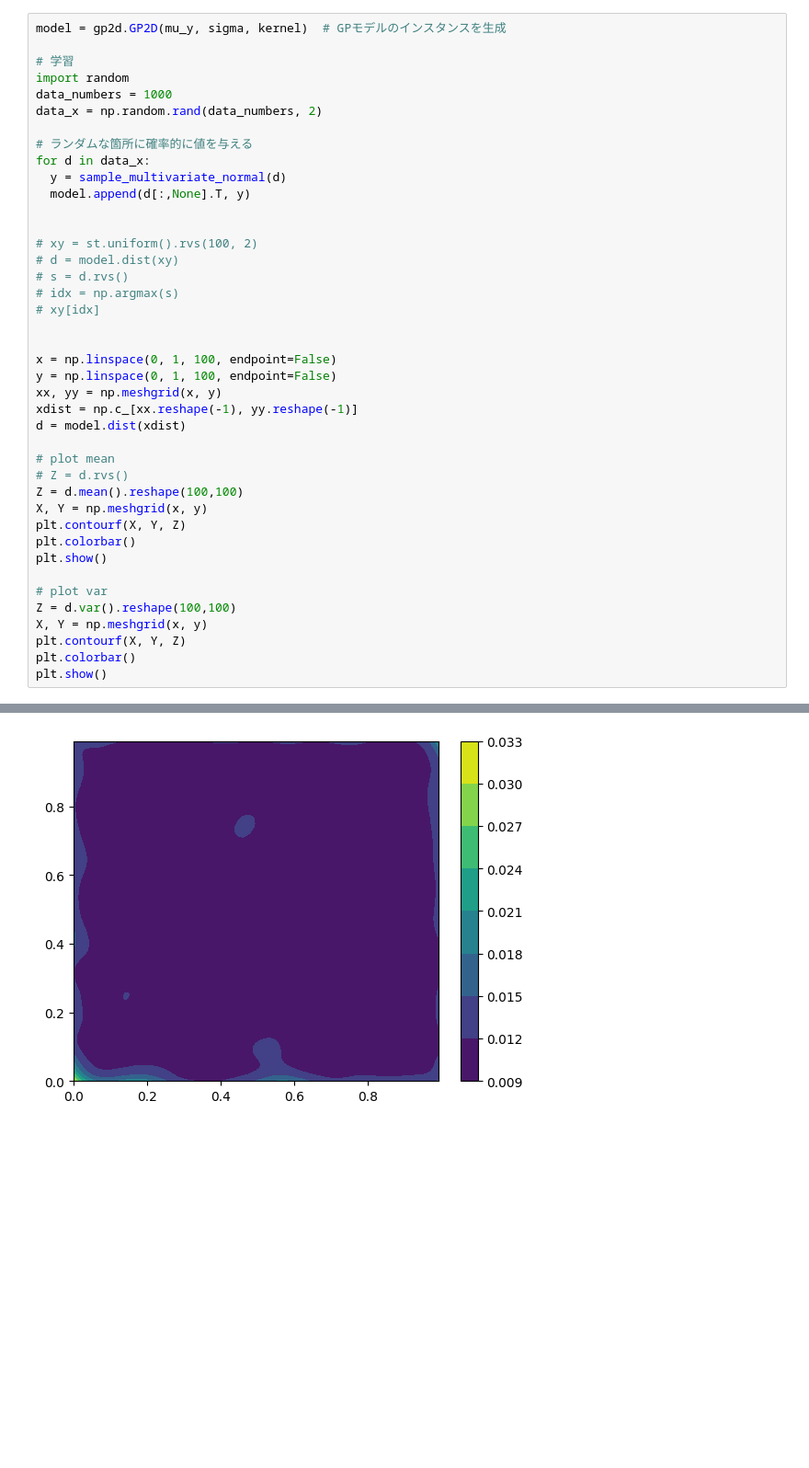
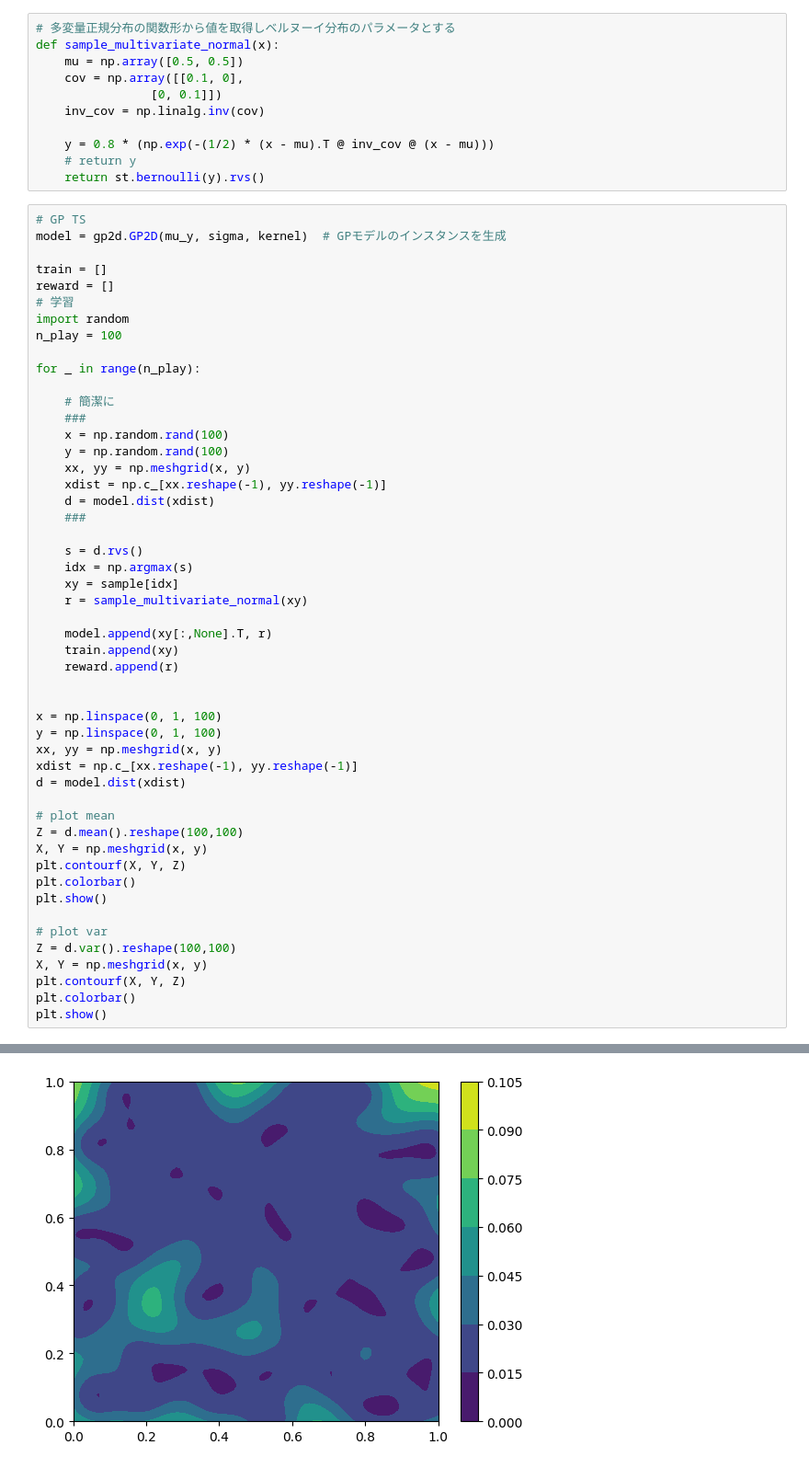
Before and after one commit to taikicoco/gauusian_process_bandit, a Jupyter notebook: app/bandit/results/gp_2d.ipynb, the cells around one changed output, grey strips where cells are left out. Shown at 92% size. Saved outputs shown, nothing was run; the diff lists cells and outputs as text; blank space fills up the shorter version.

```diff
--- a/app/bandit/results/gp_2d.ipynb
+++ b/app/bandit/results/gp_2d.ipynb
@@ -52,32 +71,52 @@ def sample_multivariate_normal(x):
+# %%
+# 多変量正規分布の関数形から値を取得しベルヌーイ分布のパラメータとする
+def sample_multivariate_normal(x):
+    mu = np.array([0.5, 0.5])
+    cov = np.array([[0.1, 0],
+                [0, 0.1]])
+    inv_cov = np.linalg.inv(cov)
+
+    y = 0.8 * (np.exp(-(1/2) * (x - mu).T @ inv_cov @ (x - mu)))
+    # return y
+    return st.bernoulli(y).rvs()
 # %%
+# GP TS
 model = gp2d.GP2D(mu_y, sigma, kernel)  # GPモデルのインスタンスを生成
 
+train = []
+reward = []
 # 学習
 import random
-data_numbers = 1000
-data_x = np.random.rand(data_numbers, 2)
+n_play = 100
 
-# ランダムな箇所に確率的に値を与える
-for d in data_x:
-  y = sample_multivariate_normal(d)
-  model.append(d[:,None].T, y)
+for _ in range(n_play):
+
+    # 簡潔に
+    ###
+    x = np.random.rand(100)
+    y = np.random.rand(100)
+    xx, yy = np.meshgrid(x, y)
+    xdist = np.c_[xx.reshape(-1), yy.reshape(-1)]
+    d = model.dist(xdist)
+    ###
+
+    s = d.rvs()
+    idx = np.argmax(s)
+    xy = sample[idx]
+    r = sample_multivariate_normal(xy)
+
+    model.append(xy[:,None].T, r)
+    train.append(xy)
+    reward.append(r)
 
 
-# xy = st.uniform().rvs(100, 2)
-# d = model.dist(xy)
-# s = d.rvs()
-# idx = np.argmax(s)
-# xy[idx]
-
-
-x = np.linspace(0, 1, 100, endpoint=False)
-y = np.linspace(0, 1, 100, endpoint=False)
+x = np.linspace(0, 1, 100)
+y = np.linspace(0, 1, 100)
 xx, yy = np.meshgrid(x, y)
 xdist = np.c_[xx.reshape(-1), yy.reshape(-1)]
 d = model.dist(xdist)
 
 # plot mean
-# Z = d.rvs()
 Z = d.mean().reshape(100,100)
 X, Y = np.meshgrid(x, y)
 plt.contourf(X, Y, Z)
@@ -95 +134 @@ plt.show()
-[figure, old version]
+[figure, new version]
```
Also changed, not shown: parts of 11 cells of this notebook, 1 other file.
